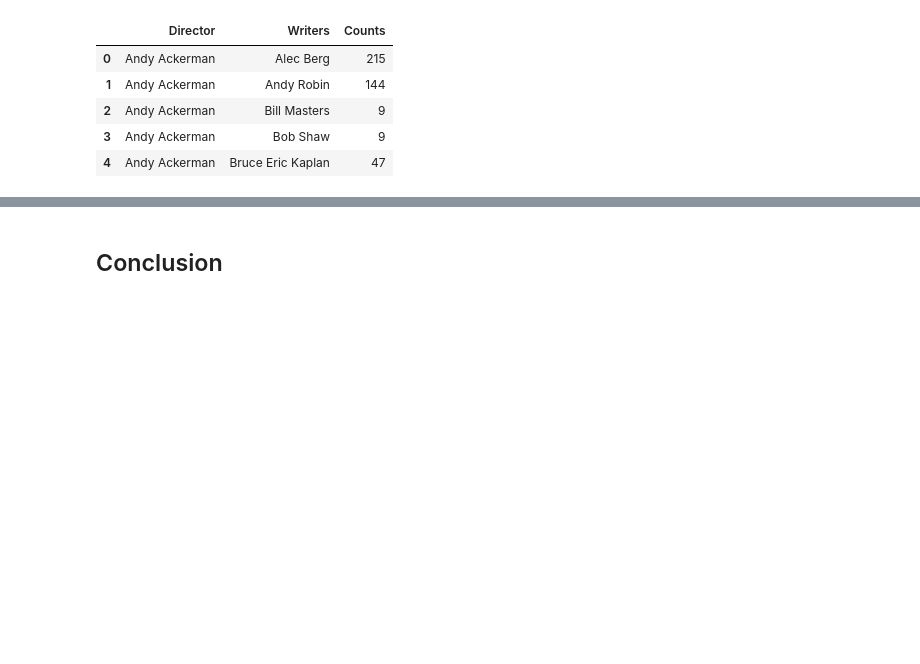
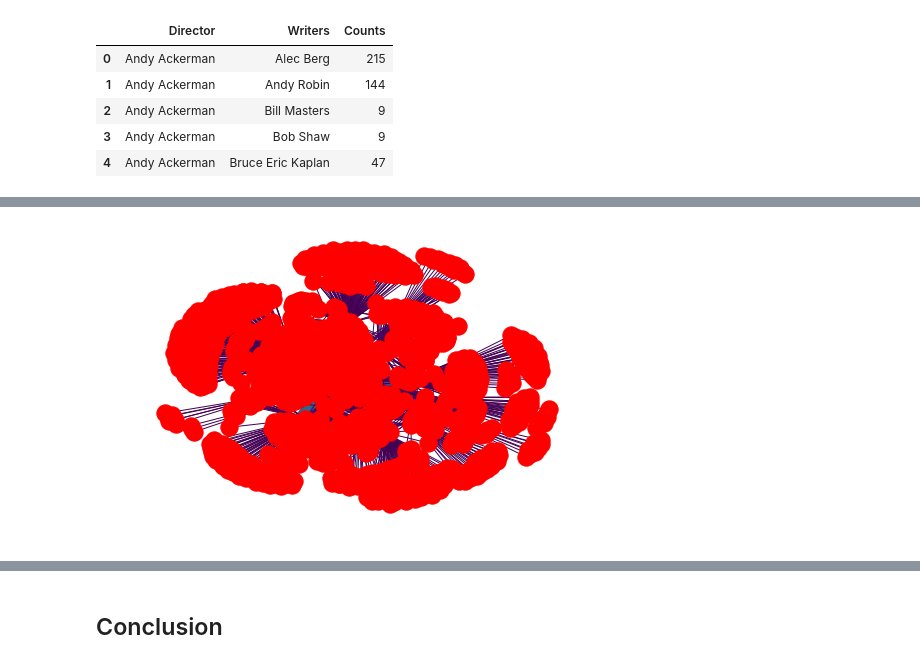
Before and after one commit to wwells/CUNY_DATA_620_GROUP, a Jupyter notebook: Final_Project/Seinfeld_SNA.ipynb, the cells around one changed output, grey strips where cells are left out. Saved outputs shown, nothing was run; the diff lists cells and outputs as text; code cells hidden in the pictures; blank space fills up the shorter version.

```diff
--- a/Final_Project/Seinfeld_SNA.ipynb
+++ b/Final_Project/Seinfeld_SNA.ipynb
@@ -646,0 +889,6 @@ director_writer_sub_graph = make_draw_graph("Directors and Writers", list(direct
+# %%
+#writer to cast
+writer_cast_group = sf_all_people.groupby(['Writers','Actor'], as_index=False).count()
+writer_cast_group = writer_cast_group [['Writers', 'Actor','Director']]
+writer_cast_group.columns = ['Writers','Actor', 'Counts']
+writer_cast_group.head(5)
@@ -646,0 +902,5 @@ director_writer_sub_graph = make_draw_graph("Directors and Writers", list(direct
+# %%
+#draw writer and cast
+writer_cast = make_draw_graph("Writers and Cast", list(writer_cast_group.Writers.values) + list(writer_cast_group.Actor.values),writer_cast_group, False)
+# %% [output]
+[figure, added]
```
Also changed, not shown: parts of 103 cells of this notebook.
